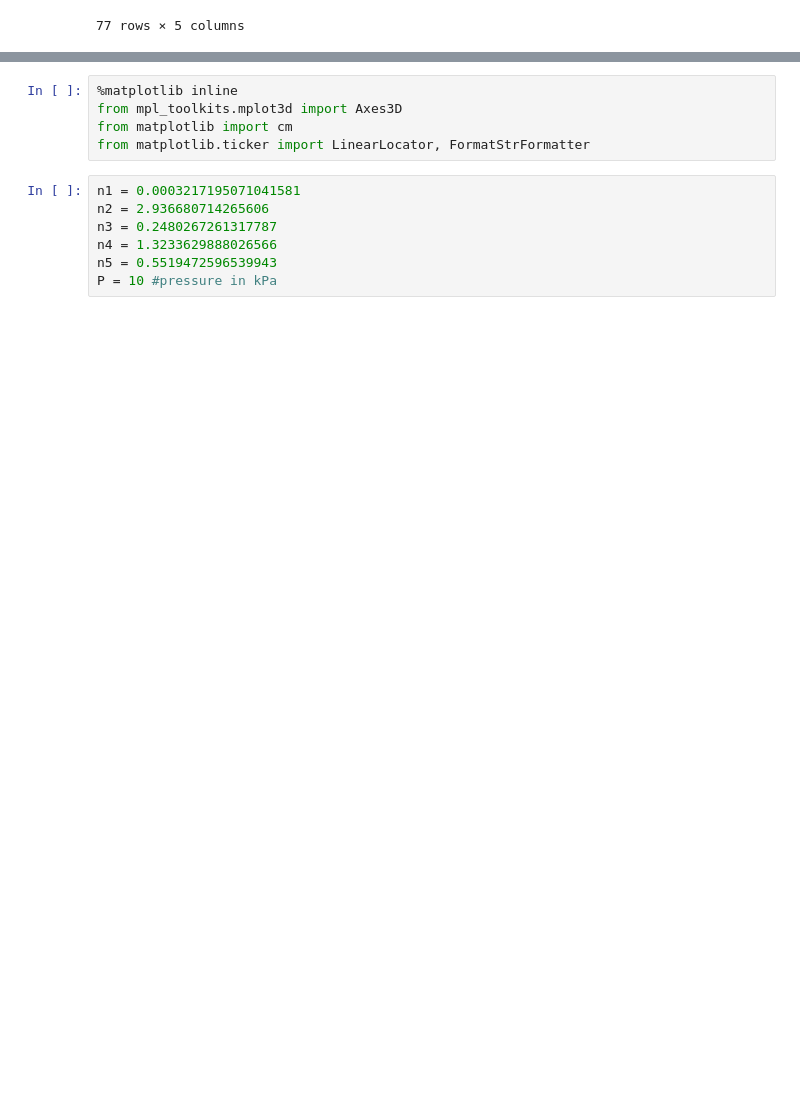
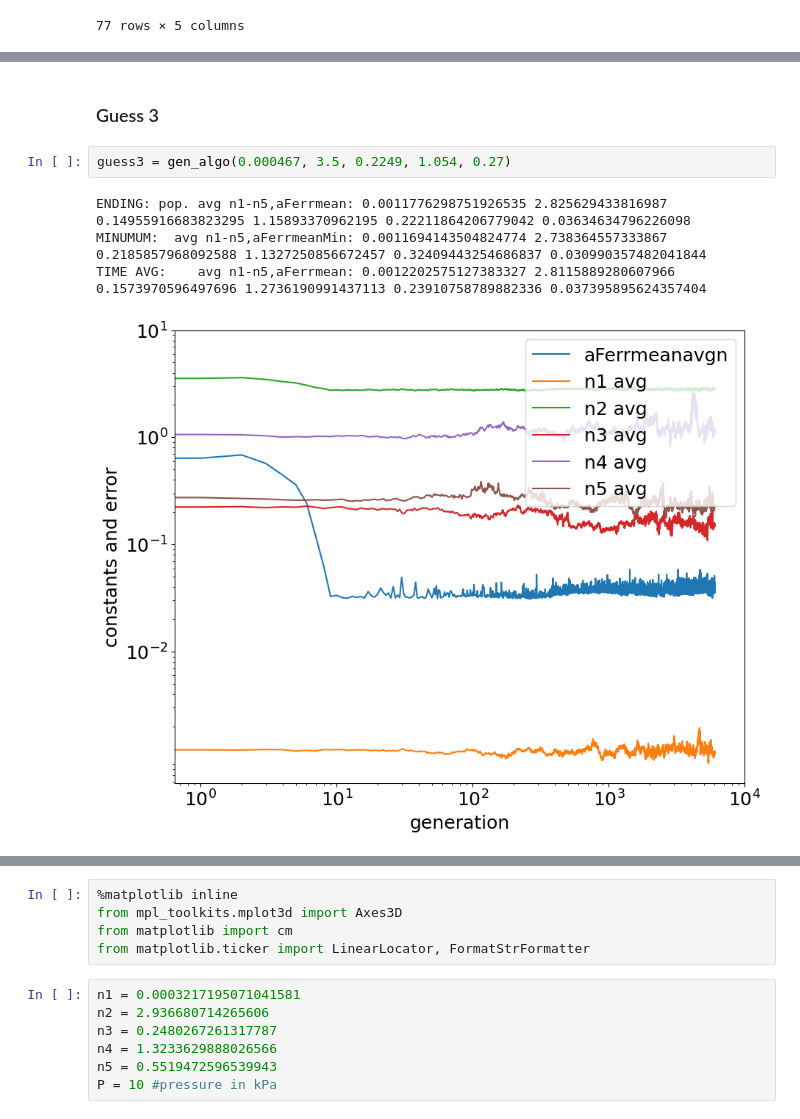
Before and after one commit to shawnkchan/ME249_P1, a Jupyter notebook: Projects/P1/Current/Task1.3.ipynb, the cells around one changed output, grey strips where cells are left out. Saved outputs shown, nothing was run; the diff lists cells and outputs as text; blank space fills up the shorter version.

```diff
--- a/Projects/P1/Current/Task1.3.ipynb
+++ b/Projects/P1/Current/Task1.3.ipynb
@@ -520,0 +551,9 @@ ydataDf
+# %% [markdown]
+### Guess 3
+# %%
+guess3 = gen_algo(0.000467, 3.5, 0.2249, 1.054, 0.27)
+# %% [output]
+ENDING: pop. avg n1-n5,aFerrmean: 0.0011776298751926535 2.825629433816987 0.14955916683823295 1.15893370962195 0.22211864206779042 0.03634634796226098
+MINUMUM:  avg n1-n5,aFerrmeanMin: 0.0011694143504824774 2.738364557333867 0.2185857968092588 1.1327250856672457 0.32409443254686837 0.030990357482041844
+TIME AVG:    avg n1-n5,aFerrmean: 0.0012202575127383327 2.8115889280607966 0.1573970596497696 1.2736190991437113 0.23910758789882336 0.037395895624357404
+[figure, added]
```
Also changed, not shown: parts of 13 cells of this notebook, 7 other files.
